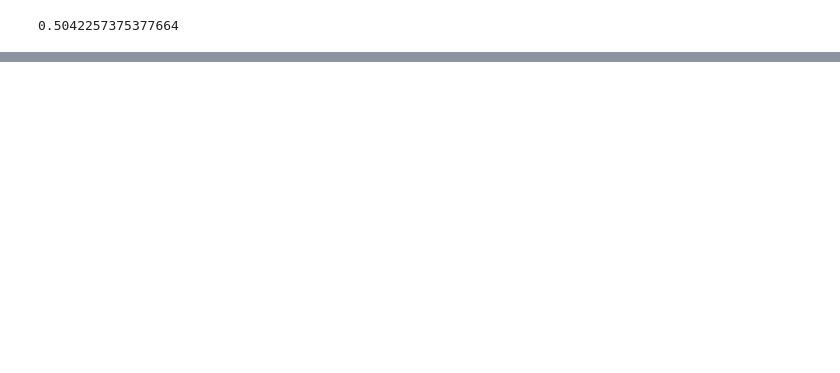
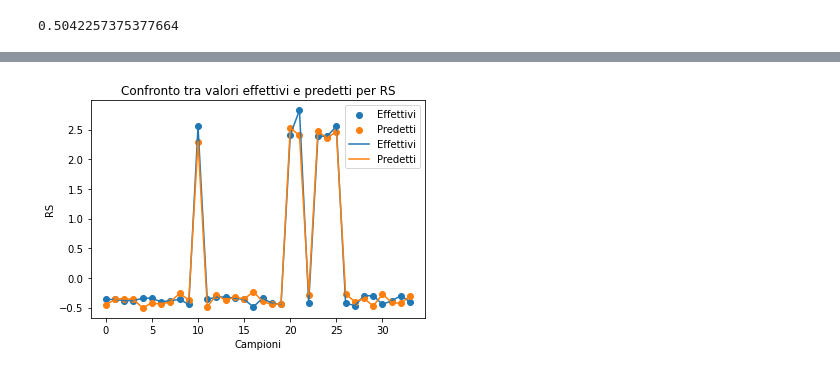
Before and after one commit to Rick8998/ProgettoEsamedataMining, a Jupyter notebook: analisiDS.ipynb, the cells around one changed output, grey strips where cells are left out. Saved outputs shown, nothing was run; the diff lists cells and outputs as text; code cells hidden in the pictures; blank space fills up the shorter version.

```diff
--- a/analisiDS.ipynb
+++ b/analisiDS.ipynb
@@ -571,0 +680,25 @@ plt.show()
+# %%
+import matplotlib.pyplot as plt
+
+# Supponendo che il modello PLS sia stato addestrato e le previsioni siano state calcolate come "predictions"
+# Supponendo che i valori effettivi per la variabile dipendente NOH siano stati estratti come "Y_test_NOH"
+
+# Creazione di un array con gli indici dei campioni
+indices = range(len(predictions))
+
+# Plot dei valori effettivi e predetti per NOH
+plt.scatter(indices, column(Y_test, 1), label='Effettivi')
+plt.scatter(indices, column(predictions, 1), label='Predetti')
+plt.plot(indices, column(Y_test, 1), label='Effettivi')
+plt.plot(indices, column(predictions, 1), label='Predetti')
+
+# Personalizzazione del plot
+plt.xlabel('Campioni')
+plt.ylabel('RS')
+plt.title('Confronto tra valori effettivi e predetti per RS')
+plt.legend()
+
+# Mostra il plot
+plt.show()
+# %% [output]
+[figure, added]
```
Also changed, not shown: parts of 11 cells of this notebook.
